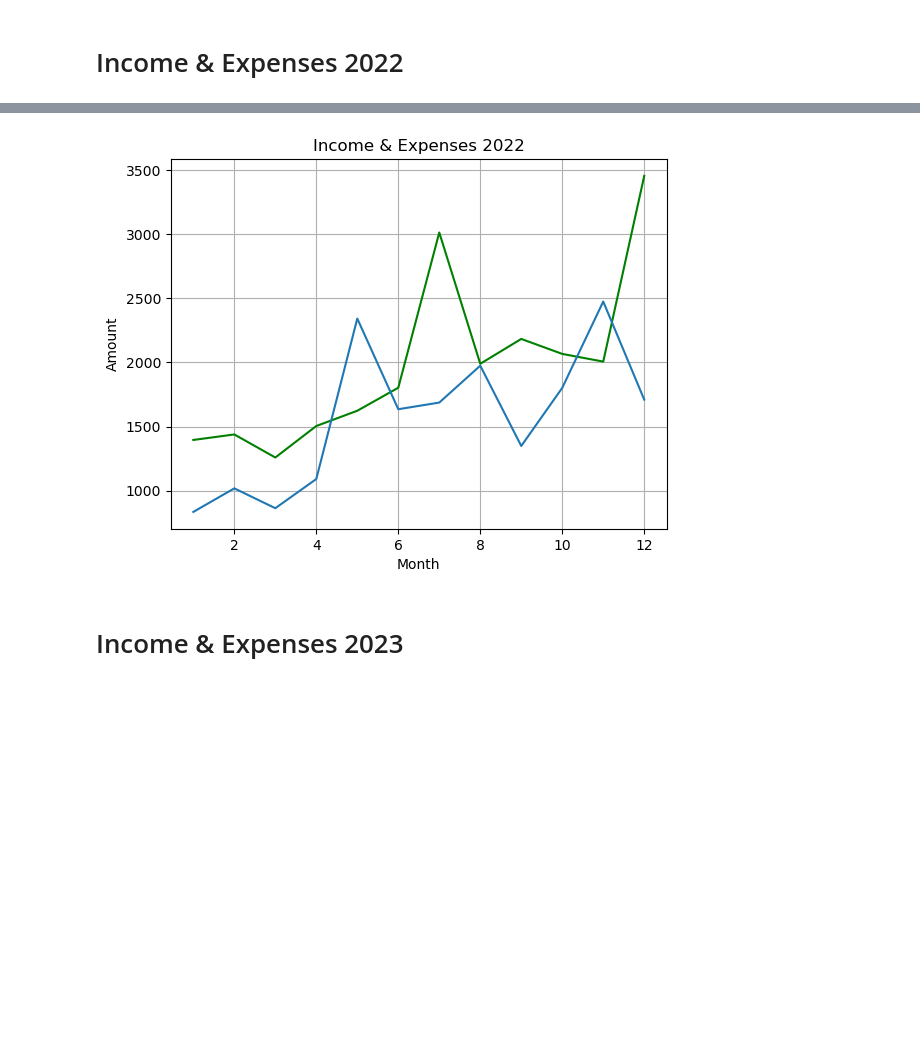
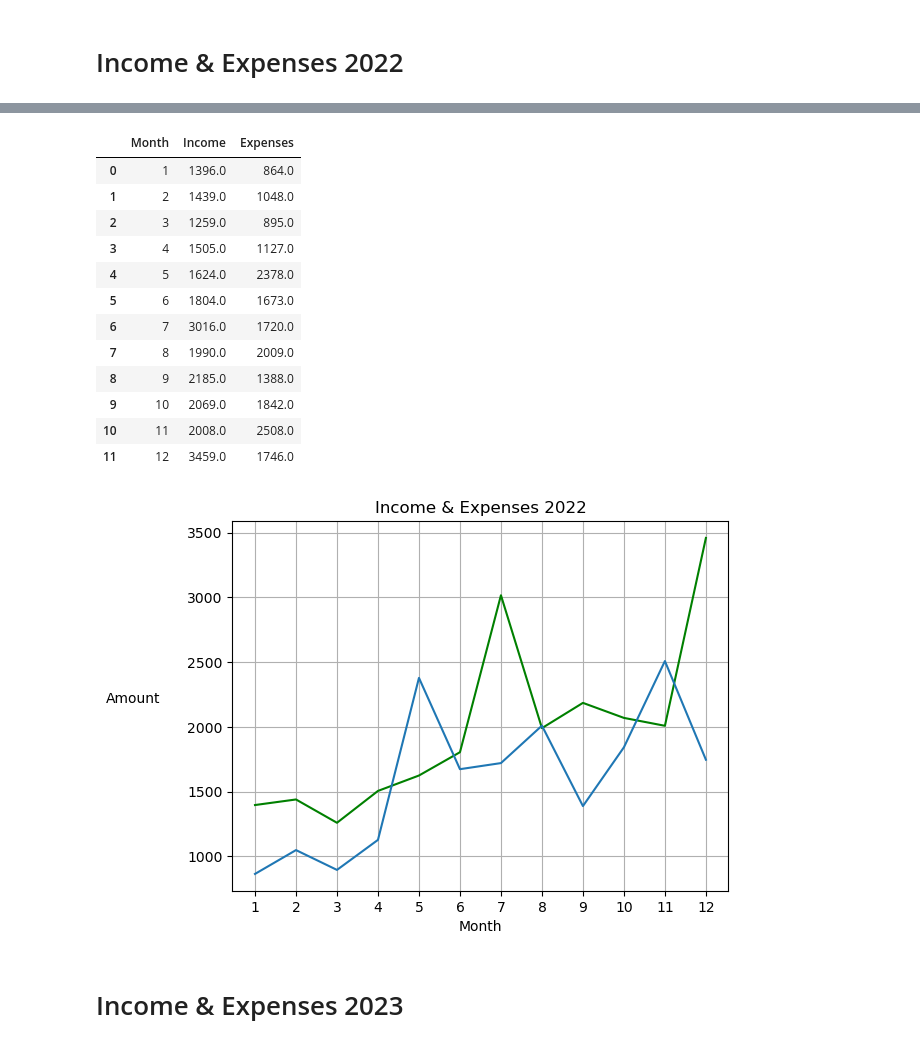
Before and after one commit to alantheanalyst/Income_and_Expenses_2024, a Jupyter notebook: Code.ipynb, the cells around one changed output, grey strips where cells are left out. Cells and saved outputs as stored; diff of their text form; code cells hidden in the pictures; blank space fills up the shorter version.

```diff
--- a/Code.ipynb
+++ b/Code.ipynb
@@ -26,16 +1,2 @@ bank_12_2['Debit'] = bank_12_2['Debit'].astype(int)
-# %%
-import numpy as np
-
-bank_2022_1['Income'] = np.where(bank_2022_1['Description'].str.contains('PAYROLL'), bank_2022_1['Amount'], 0)
-bank_2022_1['Expenses'] = np.where(bank_2022_1['Amount'] < 0, bank_2022_1['Amount'].abs(), 0)
-bank_2022_2 = bank_2022_2.rename(columns = {'Debit':'Expenses'})
-
-bank_2023_1['Income'] = np.where(bank_2023_1['Description'].str.contains('PAYROLL'), bank_2023_1['Amount'], 0)
-bank_2023_1['Expenses'] = np.where(bank_2023_1['Amount'] < 0, bank_2023_1['Amount'].abs(), 0)
-bank_2023_2 = bank_2023_2.rename(columns = {'Debit':'Expenses'})
-
-bank_12_1['Income'] = np.where(bank_12_1['Description'].str.contains('PAYROLL'), bank_12_1['Amount'], 0)
-bank_12_1['Expenses'] = np.where(bank_12_1['Amount'] < 0, bank_12_1['Amount'].abs(), 0)
-bank_12_2 = bank_12_2.rename(columns = {'Debit':'Expenses'})
 # %% [markdown]
 # Income & Expenses 2022
@@ -67,18 +3,40 @@ None
-# %%
-import matplotlib.pyplot as plt
-
-x = fy_2022['Month']
-y = fy_2022['Income']
-y_2 = fy_2022['Expenses']
-
-plt.plot(x, y, color = 'green')
-plt.plot(x, y_2)
-plt.title('Income & Expenses 2022')
-plt.xlabel('Month')
-plt.ylabel('Amount')
-plt.grid(True)
-plt.show()
-# %% [output]
-[figure, removed]
+# %%
+import matplotlib.pyplot as plt
+
+income_2022 = bank_2022_1[bank_2022_1['Description'].str.contains('PAYROLL')].groupby(bank_2022_1['Posting Date'].dt.month)['Amount'].sum().round().reset_index(name = 'Income').rename(columns = {'Posting Date':'Month'})
+expenses_2022_1 = bank_2022_1[bank_2022_1['Amount'] < 0].groupby(bank_2022_1['Posting Date'].dt.month)['Amount'].sum().abs().round().reset_index(name = 'Expenses').rename(columns = {'Posting Date':'Month'})
+expenses_2022_2 = bank_2022_2.groupby(bank_2022_2['Posted Date'].dt.month)['Debit'].sum().round().reset_index(name = 'Expenses').rename(columns = {'Posted Date':'Month'})
+expenses_2022 = pd.merge(expenses_2022_1, expenses_2022_2, on = 'Month')
+expenses_2022['Expenses'] = expenses_2022['Expenses_x'] + expenses_2022['Expenses_y']
+expenses_2022 = expenses_2022[['Month', 'Expenses']]
+finance_2022 = pd.merge(income_2022, expenses_2022, on = 'Month')
+
+fig, ax = plt.subplots()
+plt.plot(finance_2022['Month'], finance_2022['Income'], color = 'green')
+plt.plot(finance_2022['Month'], finance_2022['Expenses'])
+plt.title('Income & Expenses 2022')
+plt.xlabel('Month')
+plt.xticks(finance_2022['Month'])
+ax.set_ylabel('Amount', rotation = 'horizontal')
+ax.yaxis.set_label_coords(-.2, .5)
+plt.grid(True)
+
+display(finance_2022)
+plt.show()
+# %% [output]
+|  | Month | Income | Expenses |
+| 0 | 1 | 1396.0 | 864.0 |
+| 1 | 2 | 1439.0 | 1048.0 |
+| 2 | 3 | 1259.0 | 895.0 |
+| 3 | 4 | 1505.0 | 1127.0 |
+| 4 | 5 | 1624.0 | 2378.0 |
+| 5 | 6 | 1804.0 | 1673.0 |
+| 6 | 7 | 3016.0 | 1720.0 |
+| 7 | 8 | 1990.0 | 2009.0 |
+| 8 | 9 | 2185.0 | 1388.0 |
+| 9 | 10 | 2069.0 | 1842.0 |
+| 10 | 11 | 2008.0 | 2508.0 |
+| 11 | 12 | 3459.0 | 1746.0 |
+[figure, added]
 # %% [markdown]
 # Income & Expenses 2023
```
Also changed, not shown: parts of 14 cells of this notebook.
